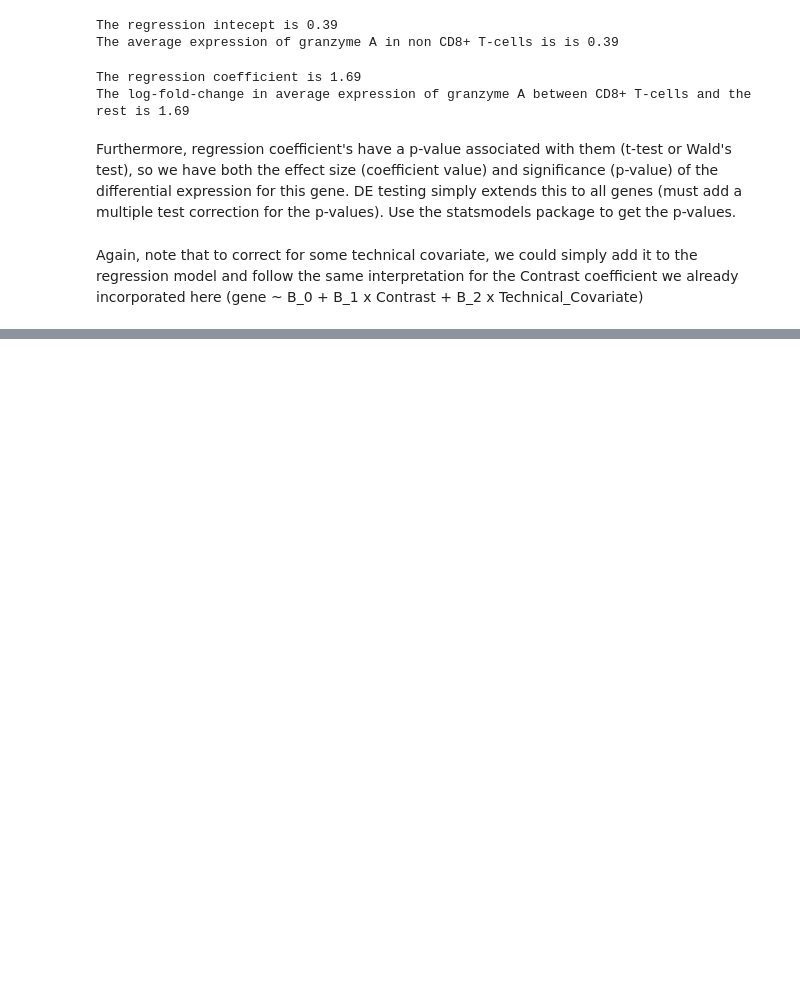
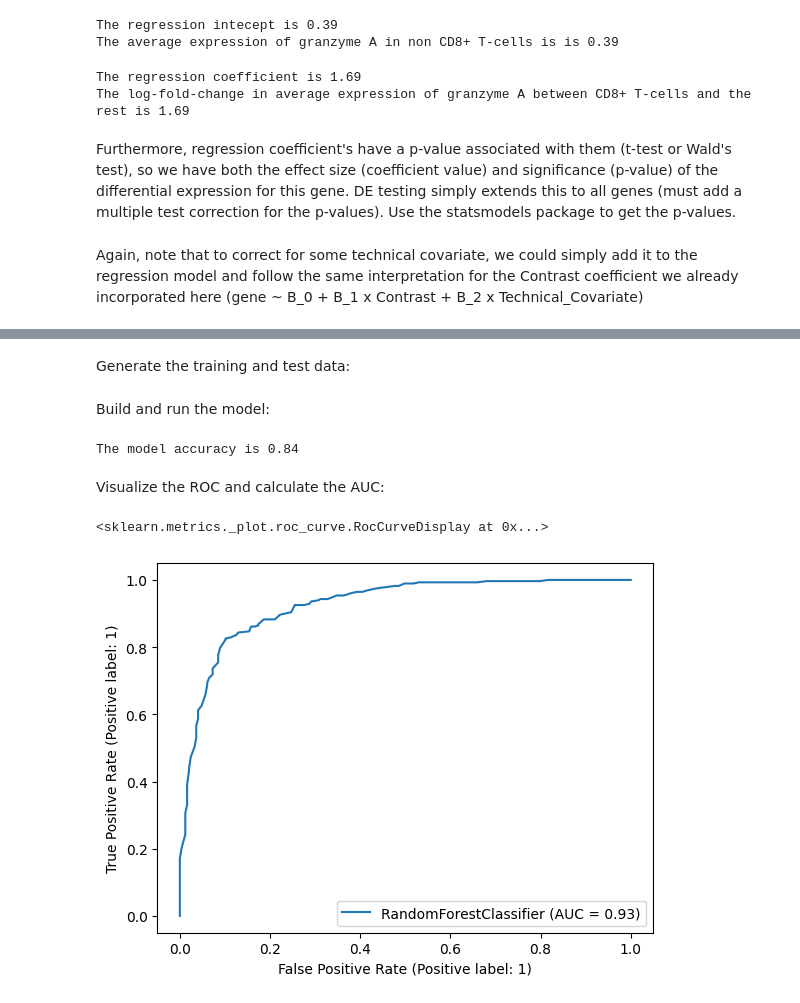
Before and after one commit to bioinfo-ucsd/BISB-Bootcamp-2022, a Jupyter notebook: modules/06-machlearn/06_Machine_Learning.ipynb, the cells around one changed output, grey strips where cells are left out. Saved outputs shown, nothing was run; the diff lists cells and outputs as text; code cells hidden in the pictures; blank space fills up the shorter version.

Commit message:
random forest classifier

```diff
--- a/modules/06-machlearn/06_Machine_Learning.ipynb
+++ b/modules/06-machlearn/06_Machine_Learning.ipynb
@@ -437,0 +452,17 @@ Again, note that to correct for some technical covariate, we could simply add it
+# %%
+cell_md = adata.obs
+
+# binarize the data
+binary_celltypes = {'CD4 T cells': 1,
+                    'B cells': 0,
+                    'CD14+ Monocytes': 0,
+                    'NK cells': 0,
+                    'CD8 T cells': 1,
+                    'FCGR3A+ Monocytes': 0,
+                    'Dendritic cells': 0,
+                    'Megakaryocytes': 0}
+cell_type = cell_md.louvain.map(binary_celltypes)
+
+# cell_type = cell_md['louvain']
+# y_actual = label_binarize(cell_type, classes = [0,1])
+# print(*cell_type.unique().tolist(), sep = ', ')
@@ -437,0 +481,32 @@ Again, note that to correct for some technical covariate, we could simply add it
+# %% [markdown]
+Generate the training and test data:
+# %%
+# split the data s.t. a fraction of samples are assigned to training and a fraction are assigned to testing
+
+X_train, X_test, y_train, y_test = train_test_split(expr_scaled, cell_type,
+                                                    train_size = 0.8, test_size = 0.2,
+                                                   random_state = 888)
+# %% [markdown]
+Build and run the model:
+# %%
+# creating a RF classifier that assess splits on mutual information
+rfc_mod = RandomForestClassifier(criterion = 'log_loss', n_jobs = 8, random_state = 888)
+# build the model on the training data
+rfc_mod.fit(X_train, y_train)
+
+# annotate the test dataset with predicted labels
+y_pred = rfc_mod.predict(X_test)
+
+# assess the accuracy of the model
+mod_acc = metrics.accuracy_score(y_test, y_pred)
+
+print('The model accuracy is {:.2f}'.format(mod_acc))
+# %% [output]
+The model accuracy is 0.84
+# %% [markdown]
+Visualize the ROC and calculate the AUC:
+# %%
+metrics.RocCurveDisplay.from_estimator(rfc_mod, X_test, y_test)
+# %% [output]
+<sklearn.metrics._plot.roc_curve.RocCurveDisplay at 0x...>
+[figure, added]
```
Also changed, not shown: parts of 10 cells of this notebook.
